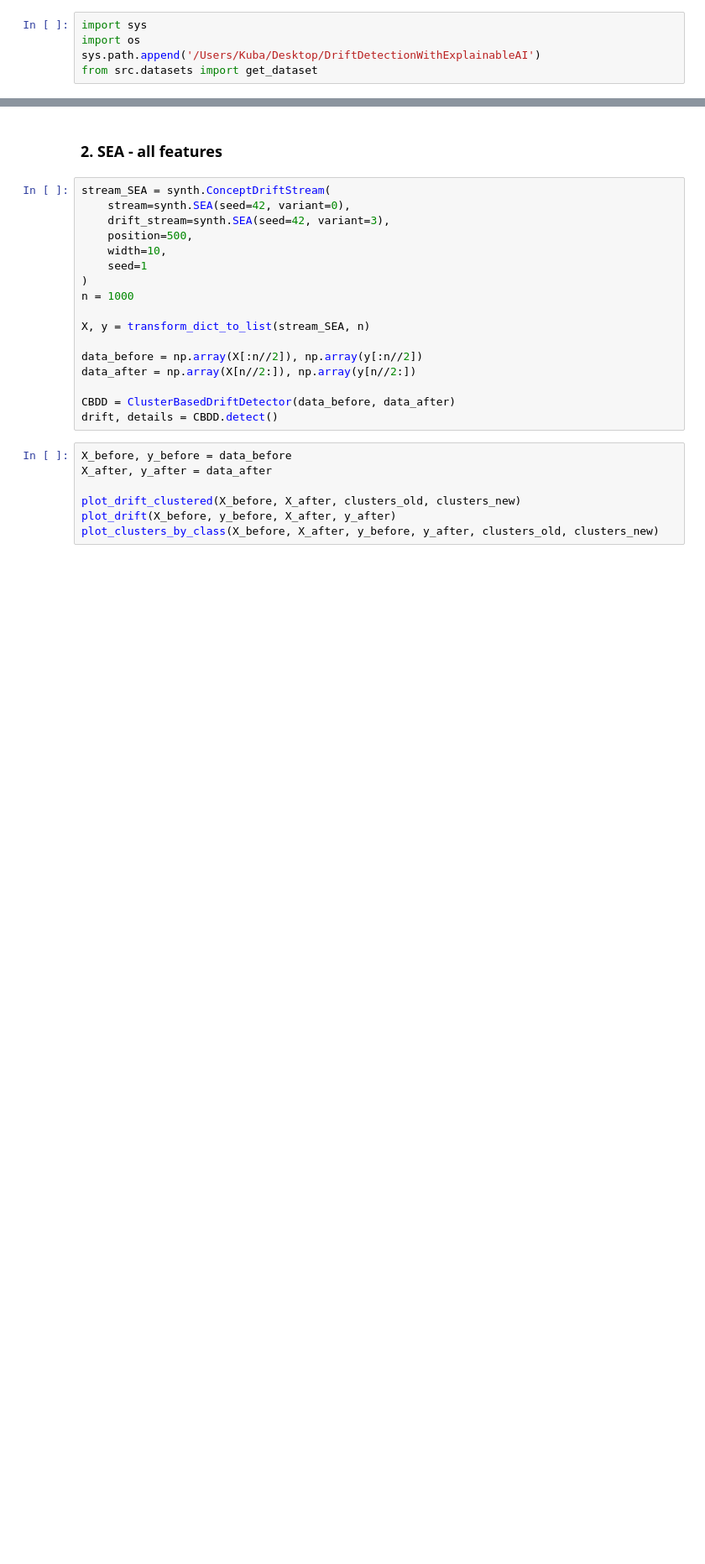
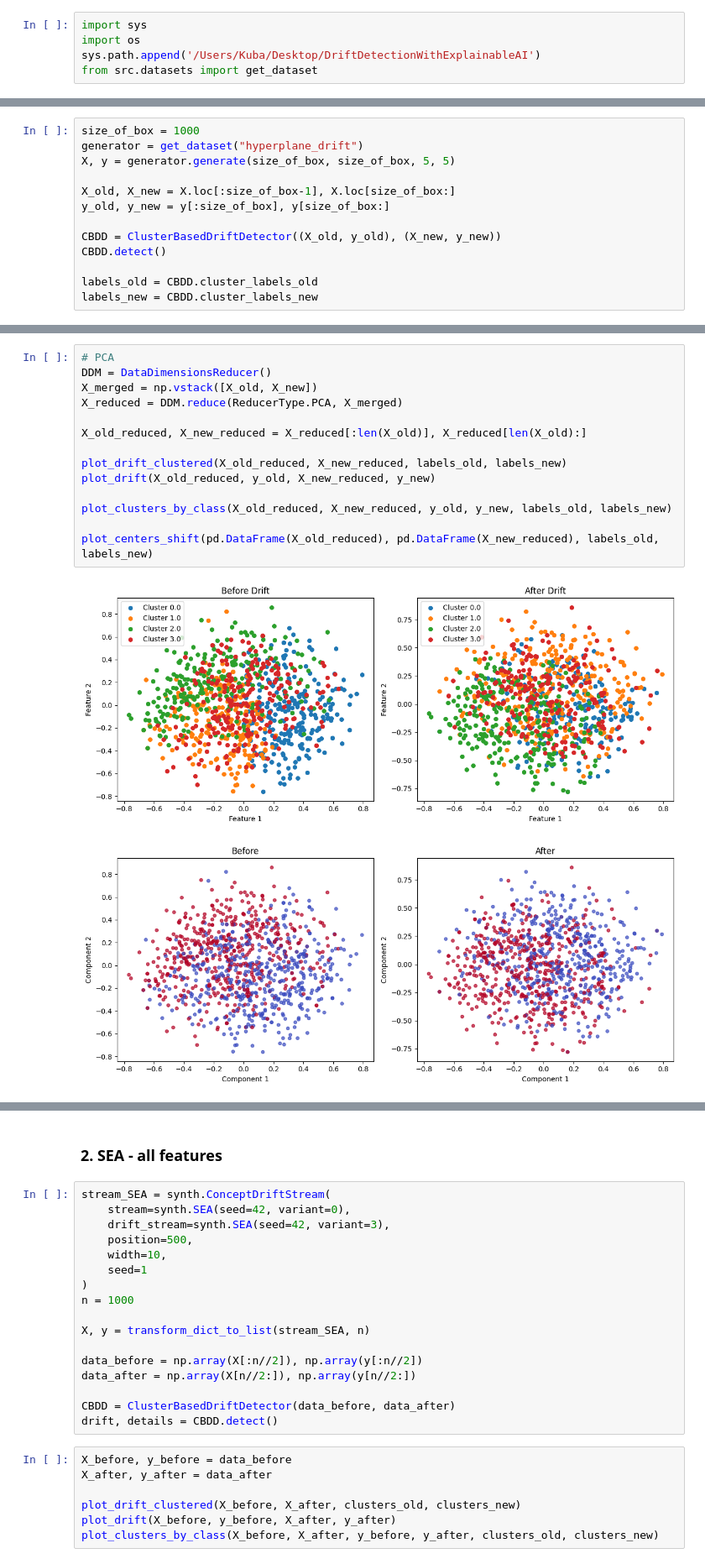
Before and after one commit to KubaCzech/DriftDetectionWithExplainableAI, a Jupyter notebook: notebooks/data_drift.ipynb, the cells around one changed output, grey strips where cells are left out. Shown at 84% size. Cells and saved outputs as stored; diff of their text form; blank space fills up the shorter version.

```diff
--- a/notebooks/data_drift.ipynb
+++ b/notebooks/data_drift.ipynb
@@ -1350,0 +1345,13 @@ plot_clusters_by_class(X_before, X_after, y_before, y_after, labels_old, labels_
+# %%
+size_of_box = 1000
+generator = get_dataset("hyperplane_drift")
+X, y = generator.generate(size_of_box, size_of_box, 5, 5)
+
+X_old, X_new = X.loc[:size_of_box-1], X.loc[size_of_box:]
+y_old, y_new = y[:size_of_box], y[size_of_box:]
+
+CBDD = ClusterBasedDriftDetector((X_old, y_old), (X_new, y_new))
+CBDD.detect()
+
+labels_old = CBDD.cluster_labels_old
+labels_new = CBDD.cluster_labels_new
@@ -1350,0 +1363,17 @@ plot_clusters_by_class(X_before, X_after, y_before, y_after, labels_old, labels_
+# %%
+# PCA
+DDM = DataDimensionsReducer()
+X_merged = np.vstack([X_old, X_new])
+X_reduced = DDM.reduce(ReducerType.PCA, X_merged)
+
+X_old_reduced, X_new_reduced = X_reduced[:len(X_old)], X_reduced[len(X_old):]
+
+plot_drift_clustered(X_old_reduced, X_new_reduced, labels_old, labels_new)
+plot_drift(X_old_reduced, y_old, X_new_reduced, y_new)
+
+plot_clusters_by_class(X_old_reduced, X_new_reduced, y_old, y_new, labels_old, labels_new)
+
+plot_centers_shift(pd.DataFrame(X_old_reduced), pd.DataFrame(X_new_reduced), labels_old, labels_new)
+# %% [output]
+[figure, added]
+[figure, added]
```
Also changed, not shown: parts of 12 cells of this notebook.
